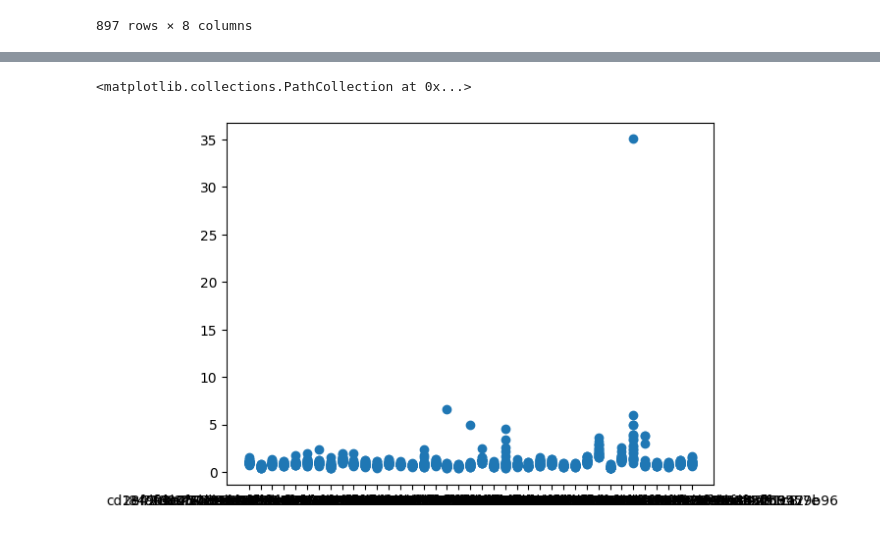
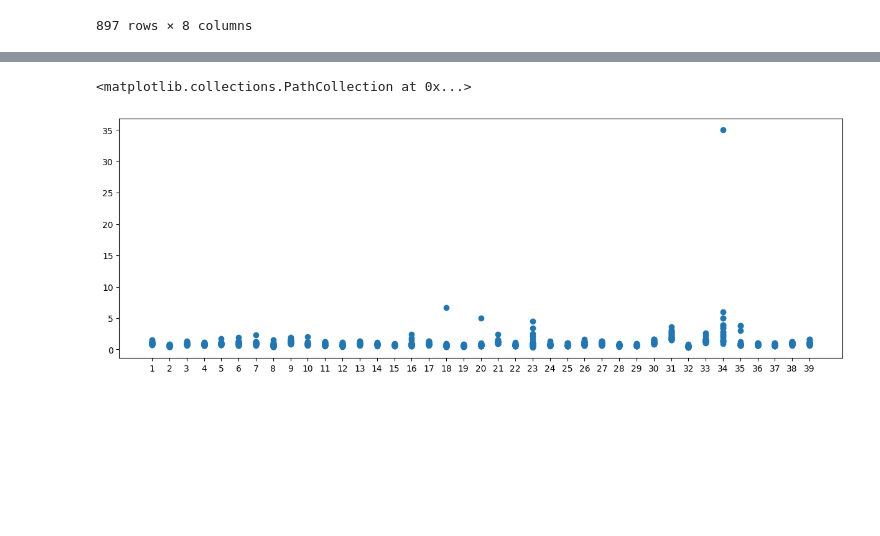
Before and after one commit to Baranuel/fitts-law-ML, a Jupyter notebook: fitts_law_ML.ipynb, the cells around one changed output, grey strips where cells are left out. Cells and saved outputs as stored; diff of their text form; code cells hidden in the pictures; blank space fills up the shorter version.

```diff
--- a/fitts_law_ML.ipynb
+++ b/fitts_law_ML.ipynb
@@ -30 +103,7 @@ df.sort_values('movement_time', ascending=False)
+# %%
+# Create an index mapping for UUIDs to unique integers as strings
+uuid_to_index = {uuid: str(i) for i, uuid in enumerate(df['uuid'].unique(), start=1)}
+
+# Add a new column 'uuid_index' to the original DataFrame
+df['uuid_index'] = df['uuid'].map(uuid_to_index)
 # %%
@@ -40,23 +124,11 @@ pyplot.show()
 # %%
 # Remove the first entry for every user
-def remove_first_entry_per_user(dataframe):
-    drop_indices = []
-    seen = set()
-
-    for index, row in dataframe.iterrows():
-        uuid = row['uuid']
-        if uuid in seen:
-            continue
-        drop_indices.append(index)
-        seen.add(uuid)
-
-    return dataframe.drop(index=drop_indices).reset_index(drop=True)
-
-main_data = remove_first_entry_per_user(df)
+main_data = remove_first_entry_per_user(df).copy()
 main_data.shape
 
-pyplot.scatter(main_data['uuid'], main_data['movement_time'])
+pyplot.figure(figsize=(15, 5))
+pyplot.scatter(main_data['uuid_index'], main_data['movement_time'])
 # %% [output]
 <matplotlib.collections.PathCollection at 0x...>
-[figure, old version]
+[figure, new version]
 # %%
```
Also changed, not shown: parts of 35 cells of this notebook.
